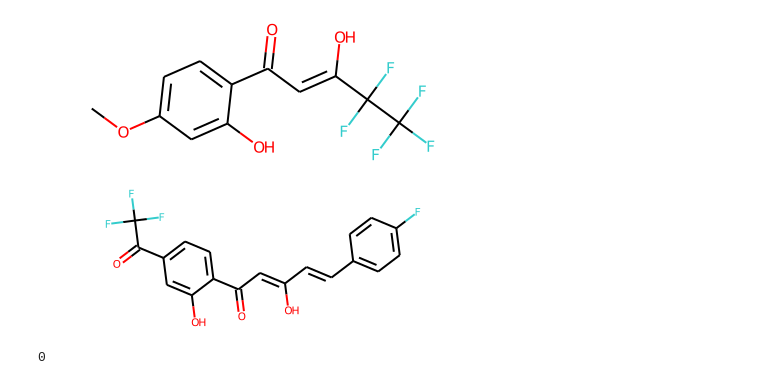
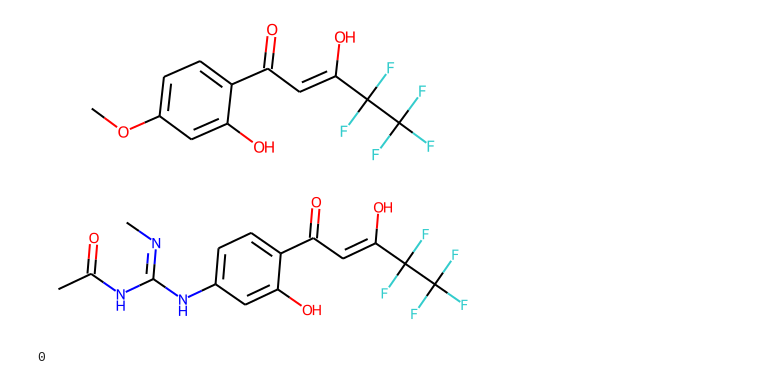
Before and after one commit to ale94mleon/moldrug, a Jupyter notebook: v.ipynb, the cells around one changed output. Drawn from its saved outputs; the diff is of its cells as text; code cells hidden in the pictures.

```diff
--- a/v.ipynb
+++ b/v.ipynb
@@ -6,10 +6,10 @@ Chem.MolFromSmiles(initial_smiles)
 [figure]
 # %%
 from rdkit import Chem
-smiles = 'O=C(C=C(O)C=Cc1ccc(F)cc1)c1ccc(C(=O)C(F)(F)F)cc1O'
+smiles = 'CN=C(NC(C)=O)Nc1ccc(C(=O)/C=C(\O)C(F)(F)C(F)(F)F)c(O)c1'
 Chem.MolFromSmiles(smiles)
 # %% [output]
-[figure, old version]
+[figure, new version]
 # %%
 import pickle
 with open('out.pkl', 'rb') as f:
```
Also changed, not shown: parts of 2 cells of this notebook, 2 other files.
